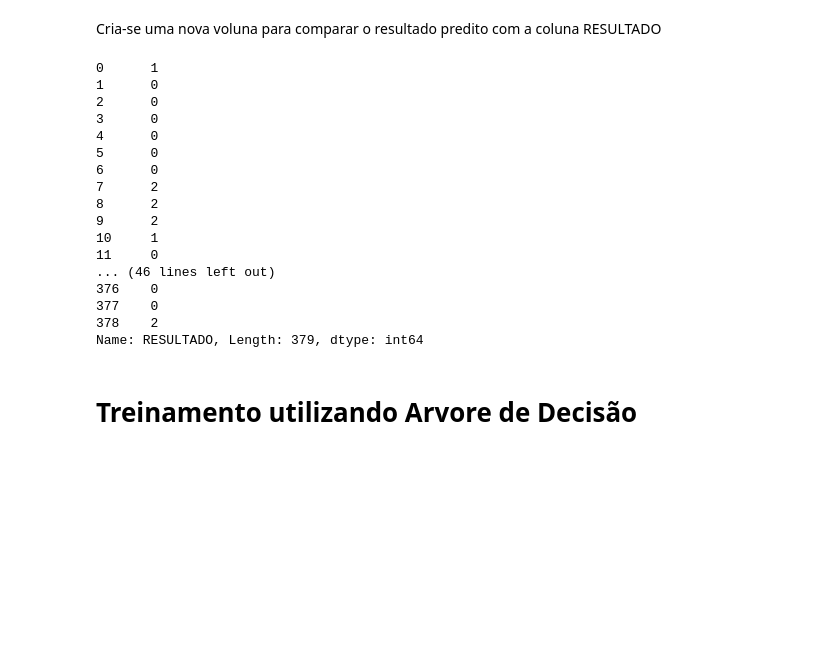
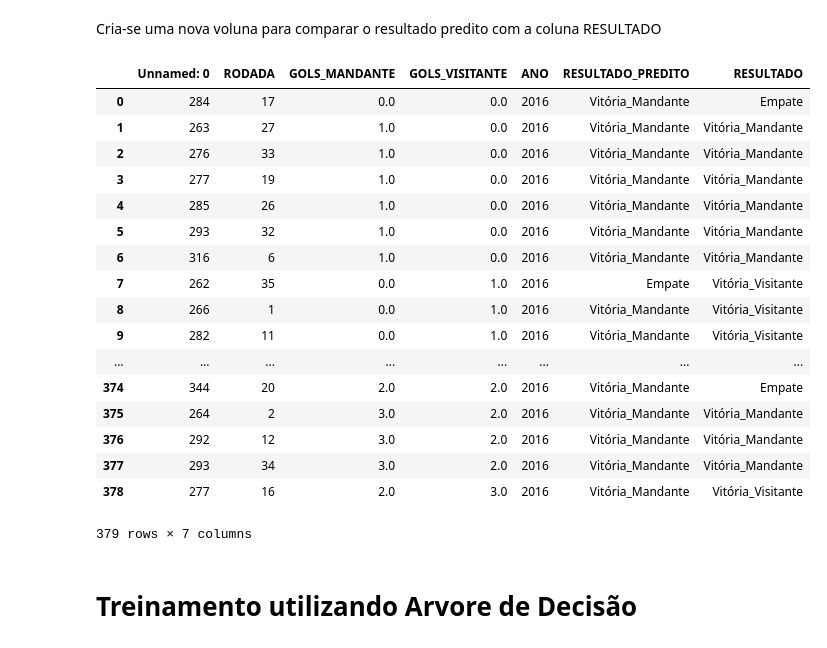
Before and after one commit to nlp-pucrs/ia-ec-2017-2-tp2, a Jupyter notebook: T2-Diego-Gabrielle/MatchResult_Prediction.ipynb, the cells around one changed output. Cells and saved outputs as stored; diff of their text form; code cells hidden in the pictures; blank space fills up the shorter version.

```diff
--- a/T2-Diego-Gabrielle/MatchResult_Prediction.ipynb
+++ b/T2-Diego-Gabrielle/MatchResult_Prediction.ipynb
@@ -266,33 +253,34 @@ info_2016_pred["RESULTADO_PREDITO"] = result_kn_pred
 Resultado_pred = {0: "Vitória_Mandante", 1: "Empate", 2: "Vitória_Visitante"}
 
 coluna_resultado_pred = info_2016_pred["RESULTADO_PREDITO"].apply(Resultado_pred.get)
-coluna_resultado_nova = info_2016["RESULTADO"].apply(Resultado_pred.get)
+#coluna_resultado_nova = info_2016["RESULTADO"].apply(Resultado_pred.get)
 
 
 info_2016_pred["RESULTADO_PREDITO"] = coluna_resultado_pred
-info_2016_pred["RESULTADO"] = coluna_resultado_nova
+info_2016_pred["RESULTADO"] = coluna_resultado.apply(Resultado_pred.get)
 
 info_2016_pred.to_csv('Avaliacao_KNeighbors.csv')
-# %%
-coluna_resultado
-# %% [output]
-0      1
-1      0
-2      0
-3      0
-4      0
-5      0
-6      0
-7      2
-8      2
-9      2
-10     1
-11     0
-... (46 lines left out)
-376    0
-377    0
-378    2
-Name: RESULTADO, Length: 379, dtype: int64
+# %%
+info_2016_pred
+# %% [output]
+|  | Unnamed: 0 | RODADA | GOLS_MANDANTE | GOLS_VISITANTE | ANO | RESULTADO_PREDITO | RESULTADO |
+| 0 | 284 | 17 | 0.0 | 0.0 | 2016 | Vitória_Mandante | Empate |
+| 1 | 263 | 27 | 1.0 | 0.0 | 2016 | Vitória_Mandante | Vitória_Mandante |
+| 2 | 276 | 33 | 1.0 | 0.0 | 2016 | Vitória_Mandante | Vitória_Mandante |
+| 3 | 277 | 19 | 1.0 | 0.0 | 2016 | Vitória_Mandante | Vitória_Mandante |
+| 4 | 285 | 26 | 1.0 | 0.0 | 2016 | Vitória_Mandante | Vitória_Mandante |
+| 5 | 293 | 32 | 1.0 | 0.0 | 2016 | Vitória_Mandante | Vitória_Mandante |
+| 6 | 316 | 6 | 1.0 | 0.0 | 2016 | Vitória_Mandante | Vitória_Mandante |
+| 7 | 262 | 35 | 0.0 | 1.0 | 2016 | Empate | Vitória_Visitante |
+| 8 | 266 | 1 | 0.0 | 1.0 | 2016 | Vitória_Mandante | Vitória_Visitante |
+| 9 | 282 | 11 | 0.0 | 1.0 | 2016 | Vitória_Mandante | Vitória_Visitante |
+| ... | ... | ... | ... | ... | ... | ... | ... |
+| 374 | 344 | 20 | 2.0 | 2.0 | 2016 | Vitória_Mandante | Empate |
+| 375 | 264 | 2 | 3.0 | 2.0 | 2016 | Vitória_Mandante | Vitória_Mandante |
+| 376 | 292 | 12 | 3.0 | 2.0 | 2016 | Vitória_Mandante | Vitória_Mandante |
+| 377 | 293 | 34 | 3.0 | 2.0 | 2016 | Vitória_Mandante | Vitória_Mandante |
+| 378 | 277 | 16 | 2.0 | 3.0 | 2016 | Vitória_Mandante | Vitória_Visitante |
+379 rows × 7 columns
 # %% [markdown]
 # Treinamento utilizando Arvore de Decisão
 # %% [markdown]
```
Also changed, not shown: parts of 11 cells of this notebook, 4 other files.
